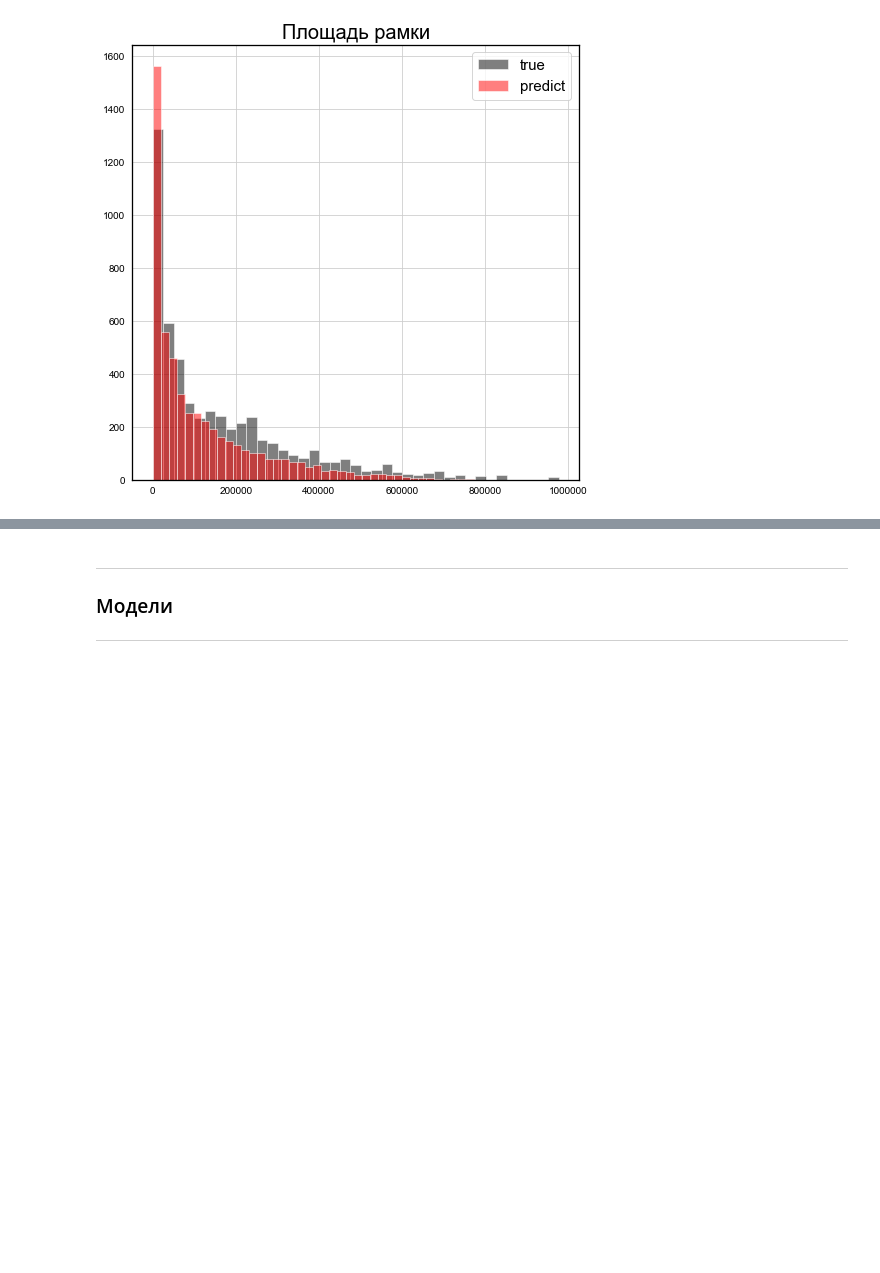
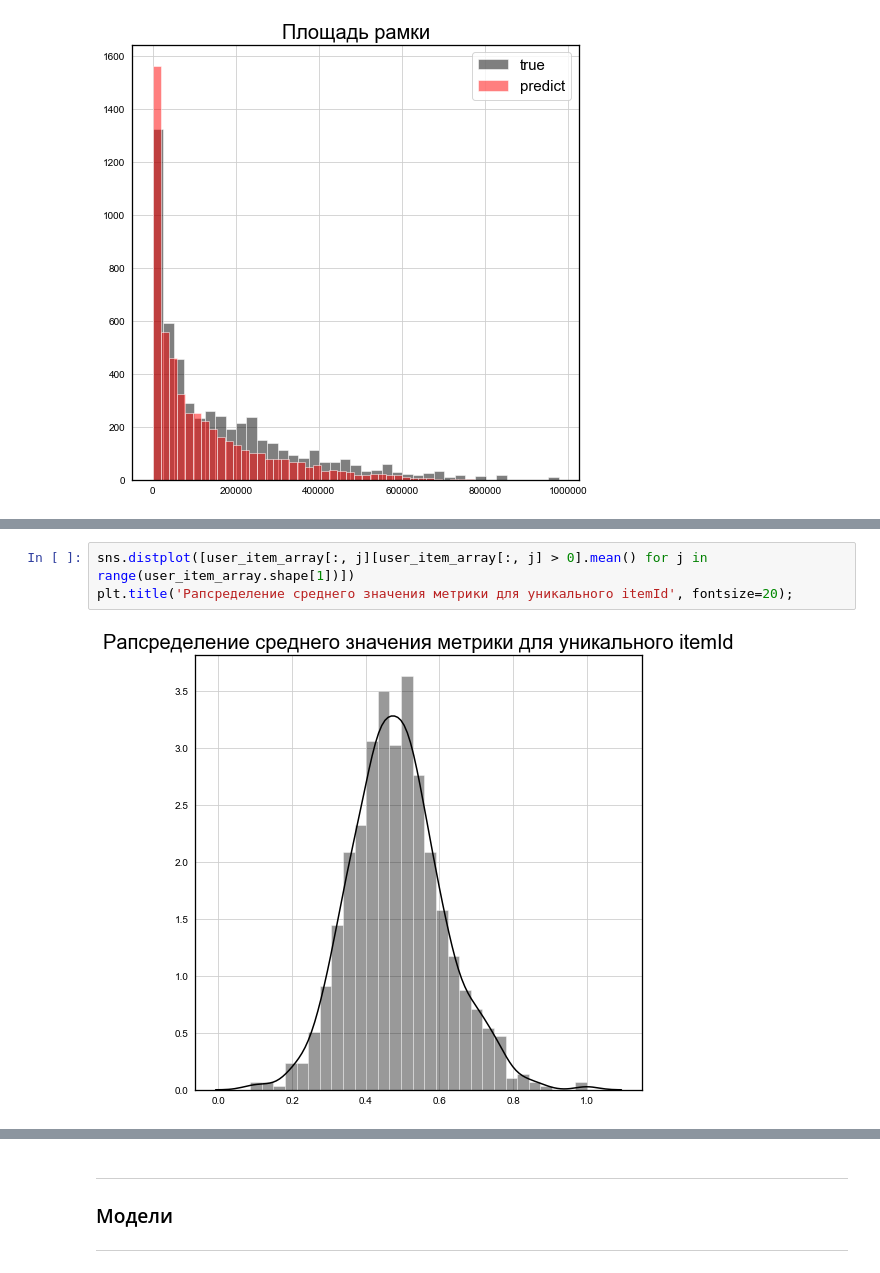
Before and after one commit to andreitsev/Competitions, a Jupyter notebook: ML Bootcamp Модератор Одноклассников.ipynb, the cells around one changed output, grey strips where cells are left out. Drawn from its saved outputs; the diff is of its cells as text; blank space fills up the shorter version.

```diff
--- a/ML Bootcamp Модератор Одноклассников.ipynb
+++ b/ML Bootcamp Модератор Одноклассников.ipynb
@@ -386,0 +426,5 @@ dat[dat.columns.difference(['Xmin_true',
+# %%
+sns.distplot([user_item_array[:, j][user_item_array[:, j] > 0].mean() for j in range(user_item_array.shape[1])])
+plt.title('Рапсределение среднего значения метрики для уникального itemId', fontsize=20);
+# %% [output]
+[figure, added]
```
Also changed, not shown: parts of 26 cells of this notebook.
